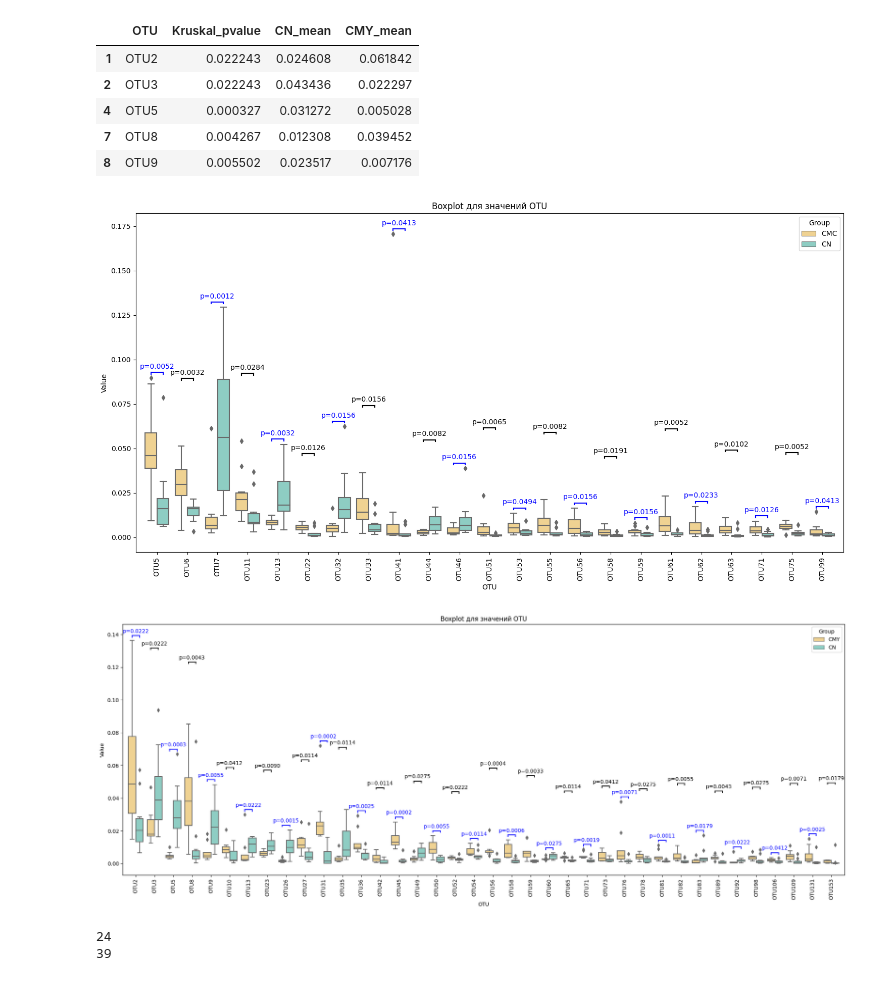
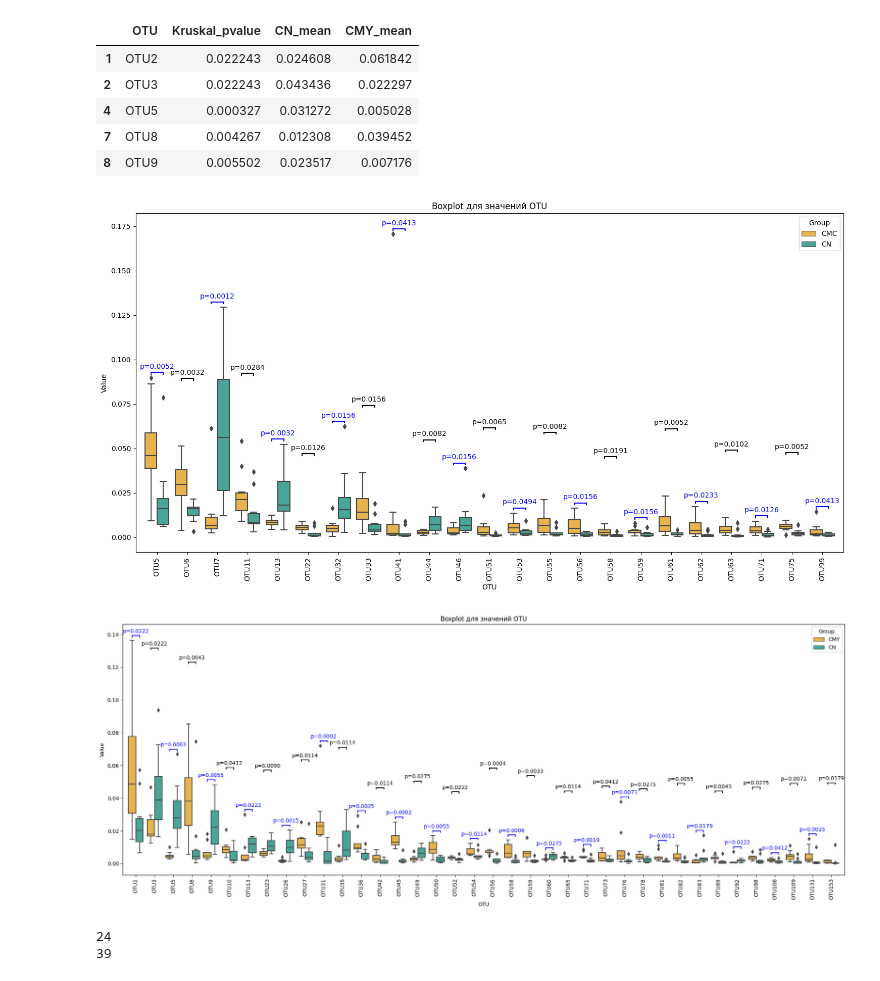
Before and after one commit to 100ika/rats27.07, a Jupyter notebook: OTU27.07.ipynb, the cells around one changed output. Drawn from its saved outputs; the diff is of its cells as text; code cells hidden in the pictures.

```diff
--- a/OTU27.07.ipynb
+++ b/OTU27.07.ipynb
@@ -266,7 +266,7 @@ def relative_abundance_boxplot(df_dropped, transpose_df, df_group):
     # Преобразуем данные в длинный формат с помощью функции melt в pandas
     data_melt = df_dropped.melt(id_vars='Group', var_name='OTU', value_name='Value')
 
-    my_palette = {'CN': '#83d7ca', 'CMC': '#fed883', 'CMY': '#fed883'}
+    my_palette = {'CN': '#39b4a2', 'CMC': '#ffbc35', 'CMY': '#ffbc35'}
     # Фильтруем данные только для групп CN и CMC
     data_melt = data_melt[data_melt['Group'].isin(['CN', df_group])]
 
@@ -296,39 +296,39 @@ def relative_abundance_boxplot(df_dropped, transpose_df, df_group):
             height = 0.038
             ax.annotate(f'p={p_value:.4f}', xy=(i, y_max + height), xytext=(0, 3),
                     textcoords="offset points", ha='center', va='bottom', fontsize=10)
 
         # Добавляем вертикальные линии
         x1 = i - 0.2
         x2 = i + 0.2
 
         line_width = 1.5
         y_line = y_max + height  # Y-координата горизонтальной линии
         if i % 2==0:
             line_color = 'blue'
             ax.plot([x1, x1], [y_max+.002, y_line], color=line_color, lw=line_width)
             ax.plot([x2, x2], [y_max+.002, y_line], color=line_color, lw=line_width)
             ax.plot([x1, x2], [y_line, y_line], color=line_color, lw=line_width)  # Горизонтальная линия
         else:
             line_color = 'black'
             ax.plot([x1, x1], [y_max+.037, y_line], color=line_color, lw=line_width)
             ax.plot([x2, x2], [y_max+.037, y_line], color=line_color, lw=line_width)
             ax.plot([x1, x2], [y_line, y_line], color=line_color, lw=line_width)  # Горизонтальная линия
 
     # Показываем график
     plt.title('Boxplot для значений OTU')
     plt.xticks(rotation=90)
     plt.tight_layout()
-    if df_group == "CMY":
-        plt.savefig('figures/realtive_ab/seaborn_boxplot_cmy.pdf', bbox_inches = 'tight')
-    else:
-        plt.savefig('figures/realtive_ab/seaborn_boxplot_cmc.pdf', bbox_inches = 'tight')
+    # if df_group == "CMY":
+    #     plt.savefig('figures/realtive_ab/seaborn_boxplot_cmy.pdf', bbox_inches = 'tight')
+    # else:
+    #     plt.savefig('figures/realtive_ab/seaborn_boxplot_cmc.pdf', bbox_inches = 'tight')
     plt.show()
 
 relative_abundance_boxplot(merged_deleted_cmc_rel_dropped, less_zero_five_transposed_cmc, 'CMC')
 relative_abundance_boxplot(merged_deleted_cmy_rel_dropped, less_zero_five_transposed_cmy, 'CMY')
 # %% [output]
-[figure, old version]
+[figure, new version]
-[figure, old version]
+[figure, new version]
 # %%
 import plotly.express as px
 import numpy as np
```
